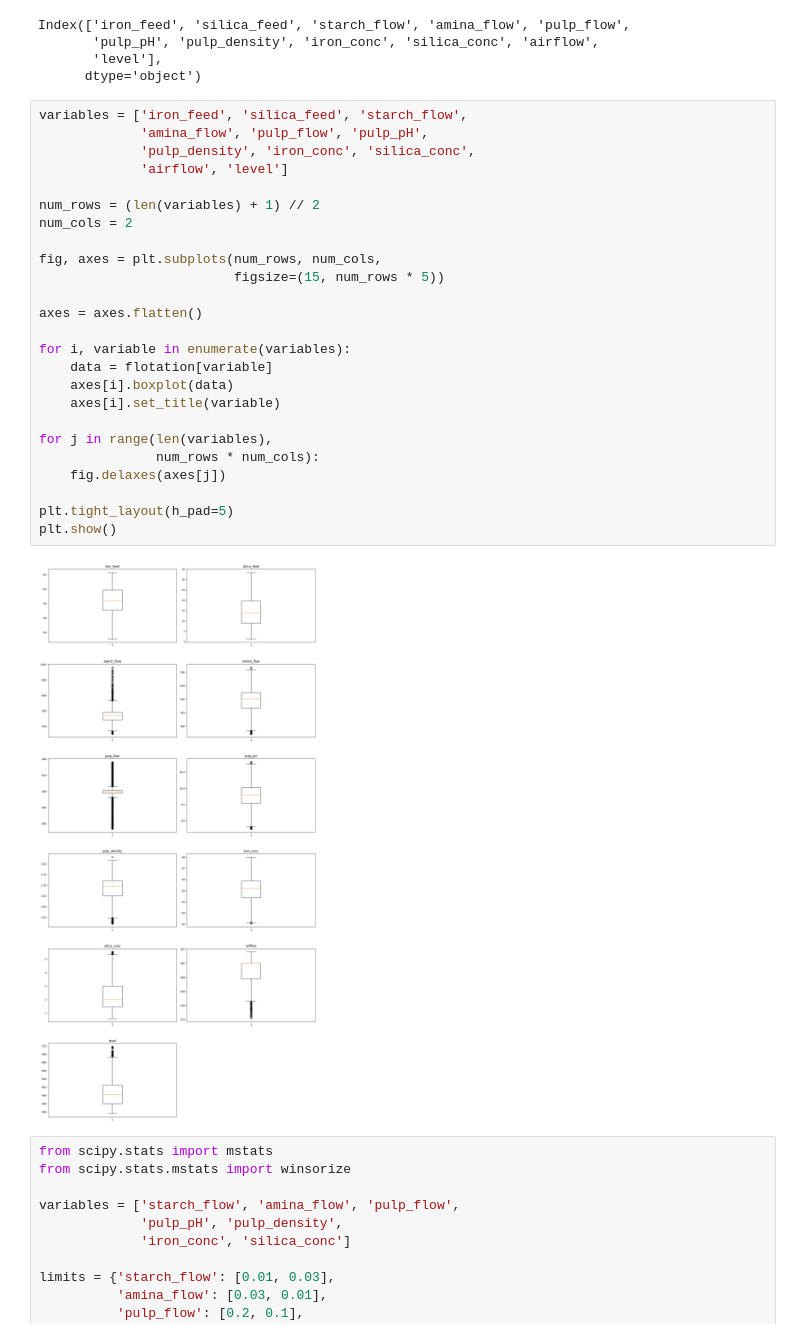
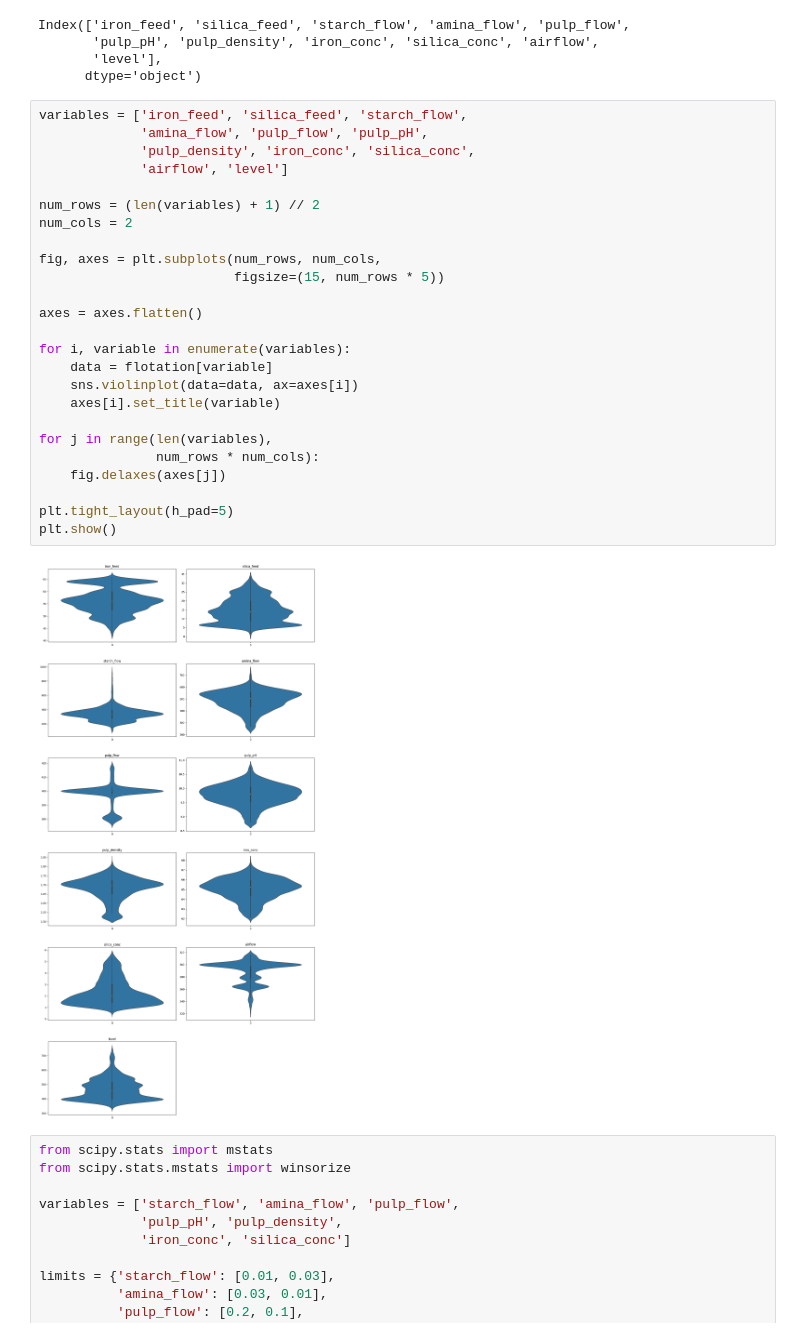
Before and after one commit to ArifAygun/Iron-Ore-Froth-Flotation-Quality-Prediction, a Jupyter notebook: AA_Graduate_Project_1.ipynb, the cells around one changed output. Drawn from its saved outputs; the diff is of its cells as text.

```diff
--- a/AA_Graduate_Project_1.ipynb
+++ b/AA_Graduate_Project_1.ipynb
@@ -441,30 +439,30 @@ Index(['iron_feed', 'silica_feed', 'starch_flow', 'amina_flow', 'pulp_flow',
 # %%
 variables = ['iron_feed', 'silica_feed', 'starch_flow',
              'amina_flow', 'pulp_flow', 'pulp_pH',
              'pulp_density', 'iron_conc', 'silica_conc',
              'airflow', 'level']
 
 num_rows = (len(variables) + 1) // 2
 num_cols = 2
 
 fig, axes = plt.subplots(num_rows, num_cols,
                          figsize=(15, num_rows * 5))
 
 axes = axes.flatten()
 
 for i, variable in enumerate(variables):
     data = flotation[variable]
-    axes[i].boxplot(data)
+    sns.violinplot(data=data, ax=axes[i])
     axes[i].set_title(variable)
 
 for j in range(len(variables),
                num_rows * num_cols):
     fig.delaxes(axes[j])
 
 plt.tight_layout(h_pad=5)
 plt.show()
 # %% [output]
-[figure, old version]
+[figure, new version]
 # %%
 from scipy.stats import mstats
 from scipy.stats.mstats import winsorize
```
Also changed, not shown: parts of 9 cells of this notebook.
